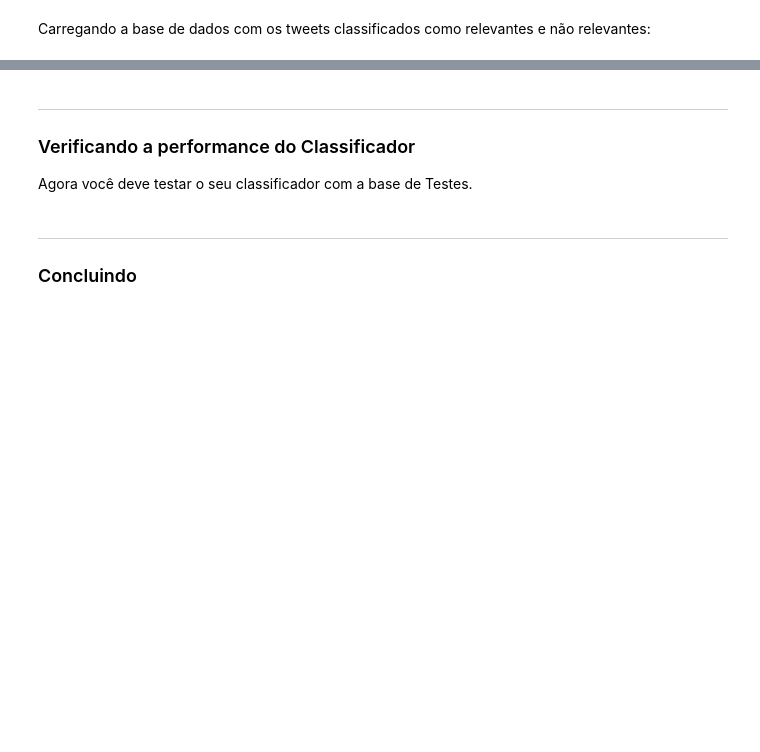
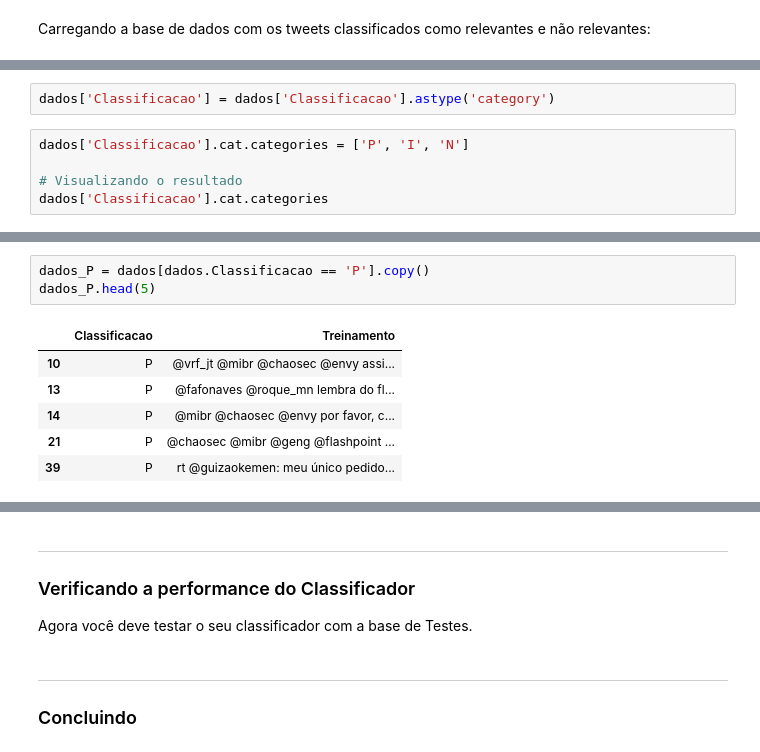
Before and after one commit to VitorMiada/p1_dados, a Jupyter notebook: Projeto1_Classificador.ipynb, the cells around one changed output, grey strips where cells are left out. Cells and saved outputs as stored; diff of their text form; blank space fills up the shorter version.

```diff
--- a/Projeto1_Classificador.ipynb
+++ b/Projeto1_Classificador.ipynb
@@ -34,0 +73,7 @@ ESCREVA AQUI...
+# %%
+dados['Classificacao'] = dados['Classificacao'].astype('category')
+# %%
+dados['Classificacao'].cat.categories = ['P', 'I', 'N']
+
+# Visualizando o resultado
+dados['Classificacao'].cat.categories
@@ -39,0 +175,10 @@ Considerando apenas as mensagens da planilha Treinamento, ensine  seu classifica
+# %%
+dados_P = dados[dados.Classificacao == 'P'].copy()
+dados_P.head(5)
+# %% [output]
+|  | Classificacao | Treinamento |
+| 10 | P | @vrf_jt @mibr @chaosec @envy assi... |
+| 13 | P | @fafonaves @roque_mn lembra do fl... |
+| 14 | P | @mibr @chaosec @envy por favor, c... |
+| 21 | P | @chaosec @mibr @geng @flashpoint ... |
+| 39 | P | rt @guizaokemen: meu único pedido... |
```
Also changed, not shown: parts of 53 cells of this notebook, 1 other file.
